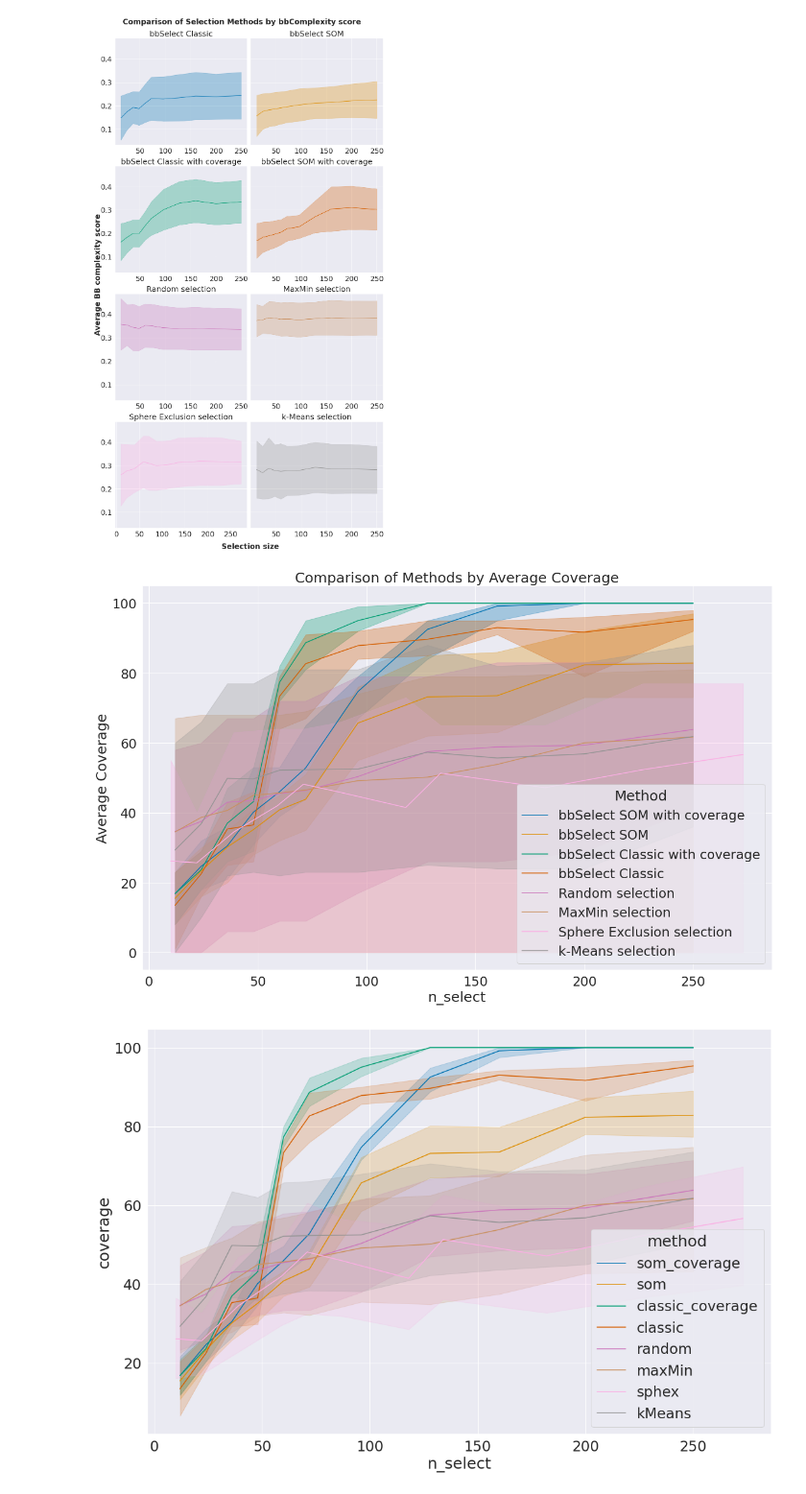
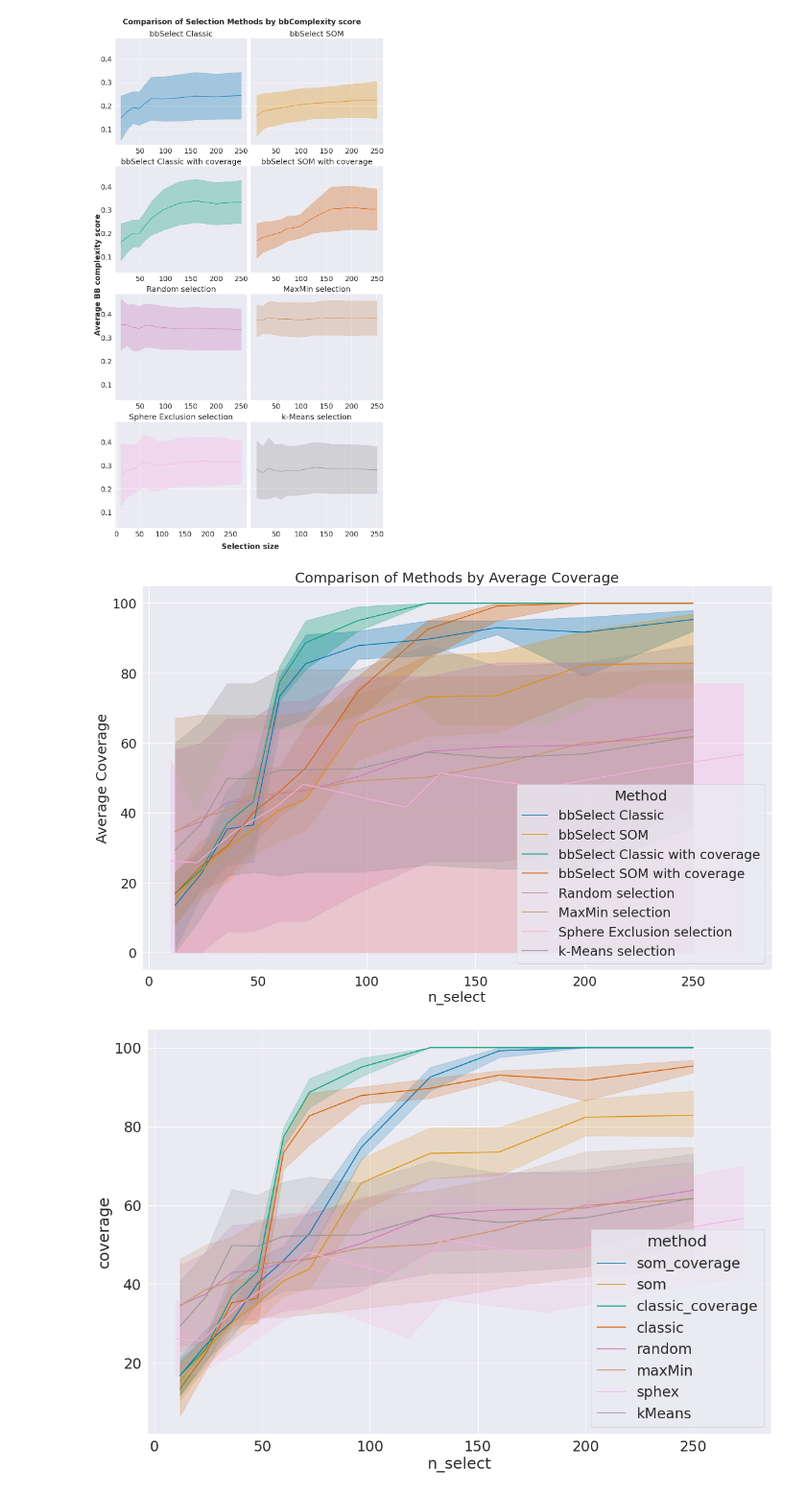
Before and after one commit to f-rianjongdee/bbSelect, a Jupyter notebook: method_comparisons/Comparison_of_diverse_selection_methods.ipynb, the cells around one changed output. Shown at 96% size. Drawn from its saved outputs; the diff is of its cells as text; code cells hidden in the pictures.

Commit message:
fixed legends

```diff
--- a/method_comparisons/Comparison_of_diverse_selection_methods.ipynb
+++ b/method_comparisons/Comparison_of_diverse_selection_methods.ipynb
@@ -67,7 +67,7 @@ method_comparisons['min_coverage'] = method_comparisons[pharmacophore_columns].m
 # %%
 fig, axes = plt.subplots(figsize=(11, 8))
 
-for i, method in enumerate(method_comparisons['method'].unique()):
+for i, method in enumerate(method_name_alias_dict.keys()):
 
     df_filtered = method_comparisons.query(f'method == "{method}"')
     descriptive_name = method_name_alias_dict.get(method, method)
@@ -118,7 +118,7 @@ fig.tight_layout()
 # %%
 fig, axes = plt.subplots(figsize=(11, 8))
 
-for i, method in enumerate(method_comparisons['method'].unique()):
+for i, method in enumerate(method_name_alias_dict.keys()):
 
     df_filtered = method_comparisons.query(f'method == "{method}"')
     descriptive_name = method_name_alias_dict.get(method, method)
@@ -127,7 +127,7 @@ for i, method in enumerate(method_comparisons['method'].unique()):
     else:
         linestyle = '--'
     # Plot the line for average coverage
-    sns.lineplot(data=df_filtered, x='n_select', y='MPO_mean', ax=axes, color=cp[i], ci=None, label=descriptive_name, linewidth = 3, linestyle = linestyle, palette = 'colorblind', legend = True)
+    sns.lineplot(data=df_filtered, x='n_select', y='MPO_mean', ax=axes, color=cp[i], ci=None, label=descriptive_name, linewidth = 3, linestyle = linestyle, palette = 'colorblind', legend = False)
 
 
 
@@ -146,7 +146,7 @@ plt.show()
 ## This is just a duplicate of above but showing the Legend for printing purposes
 fig, axes = plt.subplots(figsize=(11, 8))
 
-for i, method in enumerate(method_comparisons['method'].unique()):
+for i, method in enumerate(method_name_alias_dict.keys()):
 
     df_filtered = method_comparisons.query(f'method == "{method}"')
     descriptive_name = method_name_alias_dict.get(method, method)
@@ -195,34 +195,34 @@ fig.tight_layout()
 # %%
 ## Overlaying the values was confusing so this wasn't used in the end.
 
 fig, axes = plt.subplots(figsize=(17, 11))
 
-for i, method in enumerate(method_comparisons['method'].unique()):
+for i, method in enumerate(method_name_alias_dict.keys()):
     # Filter the data for the current method
     df_filtered = method_comparisons.query(f'method == "{method}"')
 
     # Extract the upper and lower bounds for the error region
     y_upper = df_filtered['max_coverage']
     y_lower = df_filtered['min_coverage']
 
     descriptive_name = method_name_alias_dict.get(method, method)
 
     # Plot the line for average coverage
     sns.lineplot(data=df_filtered, x='n_select', y='average_coverage', ax=axes, color=cp[i], ci=None, label=descriptive_name)
 
     # Add the fill between for error region
     axes.fill_between(df_filtered['n_select'], y_lower, y_upper, color=cp[i], alpha=0.3)
 
 # Optional: Add legend, titles, or modify axes labels
 axes.legend(title='Method')
 axes.set_title('Comparison of Methods by Average Coverage')
 axes.set_xlabel('n_select')
 axes.set_ylabel('Average Coverage')
 
 plt.tight_layout()
 plt.show()
 # %% [output]
-[figure, old version]
+[figure, new version]
 # %%
 # Looked to pivot the table to make the same comparisons, but this wasn't required in the end
 
```
Also changed, not shown: parts of 3 cells of this notebook.
